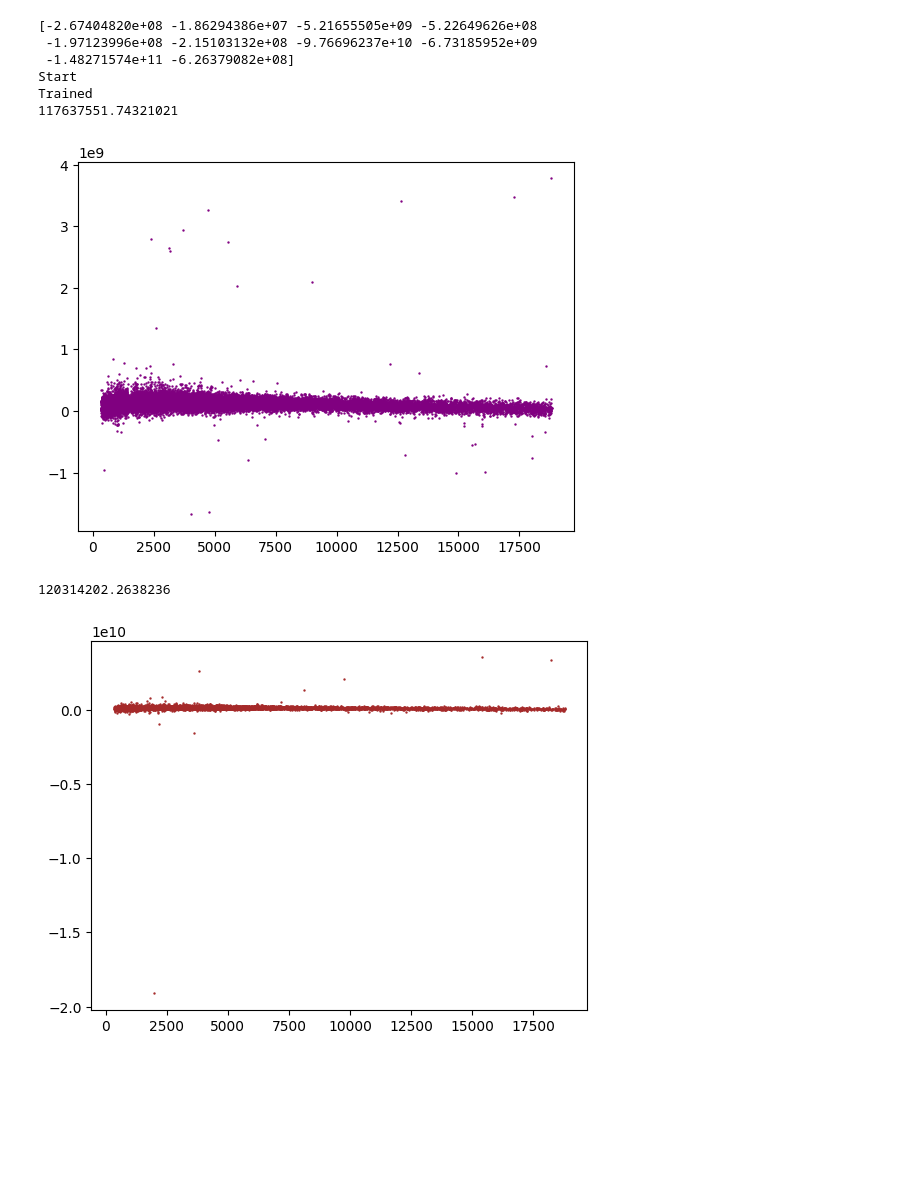
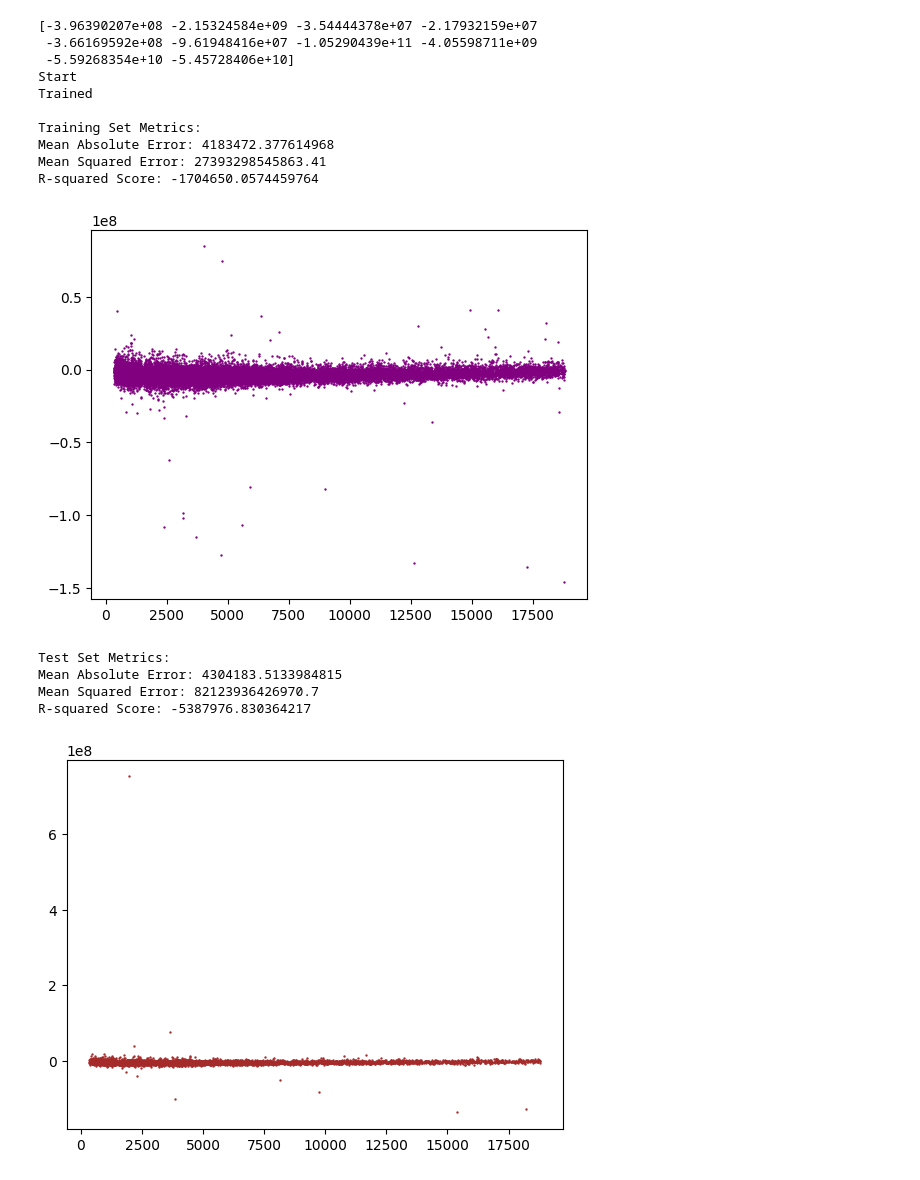
Before and after one commit to mekafuyu/ML_Studies, a Jupyter notebook: DiamondML/diamond.ipynb, the cells around one changed output. Saved outputs shown, nothing was run; the diff lists cells and outputs as text; code cells hidden in the pictures; blank space fills up the shorter version.

```diff
--- a/DiamondML/diamond.ipynb
+++ b/DiamondML/diamond.ipynb
@@ -110,7 +82,7 @@ scores = cv_scores = cross_val_score(clf, X_train_encoded, y_train, cv=5)
 print("Cross-Validation Scores:", cv_scores)
 print("Mean CV Score:", np.mean(cv_scores))
 
-clf = RandomForestRegressor(verbose=True, n_jobs=-1, random_state=42)
+clf = RandomForestRegressor(n_jobs=-1, random_state=42)
 clf.fit(X_train_encoded, y_train)
 dump(clf, 'model_random_forest.pkl')
 
@@ -201,42 +184,61 @@ Trained
 # %%
 scores = cross_val_score(SGDRegressor(), X, y, cv = 10)
 
 print(scores)
 
 # parameters = {
 # }
 regr = SGDRegressor(random_state=42)
 # clf = GridSearchCV(
 #   regr,
 #   parameters,
 #   n_jobs = 4,
 #   verbose=True
 # )
 clf = regr
 
 print("Start")
-clf.fit(X_train, y_train)
+clf.fit(X_train_encoded, y_train)
 print("Trained")
 # print(clf.best_params_)
 # clf = clf.best_estimator_
 dump(clf, 'model_sgd_regressor.pkl')
 
-y_pred = clf.predict(X_train)
-print(mean_absolute_error(y_train, y_pred))
-plt.scatter(y_train, y_pred, s=0.5, c='purple')
+y_train_pred = clf.predict(X_train_encoded)
+train_mae = mean_absolute_error(y_train, y_train_pred)
+train_mse = mean_squared_error(y_train, y_train_pred)
+train_r2 = r2_score(y_train, y_train_pred)
+print("\nTraining Set Metrics:")
+print("Mean Absolute Error:", train_mae)
+print("Mean Squared Error:", train_mse)
+print("R-squared Score:", train_r2)
+plt.scatter(y_train, y_train_pred, s=0.5, c='purple')
 plt.show()
 
-y_pred = clf.predict(X_test)
-print(mean_absolute_error(y_test, y_pred))
-plt.scatter(y_test, y_pred, s=0.5, c='brown')
+y_test_pred = clf.predict(X_test_encoded)
+test_mae = mean_absolute_error(y_test, y_test_pred)
+test_mse = mean_squared_error(y_test, y_test_pred)
+test_r2 = r2_score(y_test, y_test_pred)
+print("\nTest Set Metrics:")
+print("Mean Absolute Error:", test_mae)
+print("Mean Squared Error:", test_mse)
+print("R-squared Score:", test_r2)
+plt.scatter(y_test, y_test_pred, s=0.5, c='brown')
 plt.show()
 # %% [output]
-[-2.67404820e+08 -1.86294386e+07 -5.21655505e+09 -5.22649626e+08
- -1.97123996e+08 -2.15103132e+08 -9.76696237e+10 -6.73185952e+09
- -1.48271574e+11 -6.26379082e+08]
+[-3.96390207e+08 -2.15324584e+09 -3.54444378e+07 -2.17932159e+07
+ -3.66169592e+08 -9.61948416e+07 -1.05290439e+11 -4.05598711e+09
+ -5.59268354e+10 -5.45728406e+10]
 Start
 Trained
-117637551.74321021
+
+Training Set Metrics:
+Mean Absolute Error: 4183472.377614968
+Mean Squared Error: 27393298545863.41
+R-squared Score: -1704650.0574459764
-[figure, old version]
+[figure, new version]
-120314202.2638236
+Test Set Metrics:
+Mean Absolute Error: 4304183.5133984815
+Mean Squared Error: 82123936426970.7
+R-squared Score: -5387976.830364217
-[figure, old version]
+[figure, new version]
```
Also changed, not shown: parts of 7 cells of this notebook.
